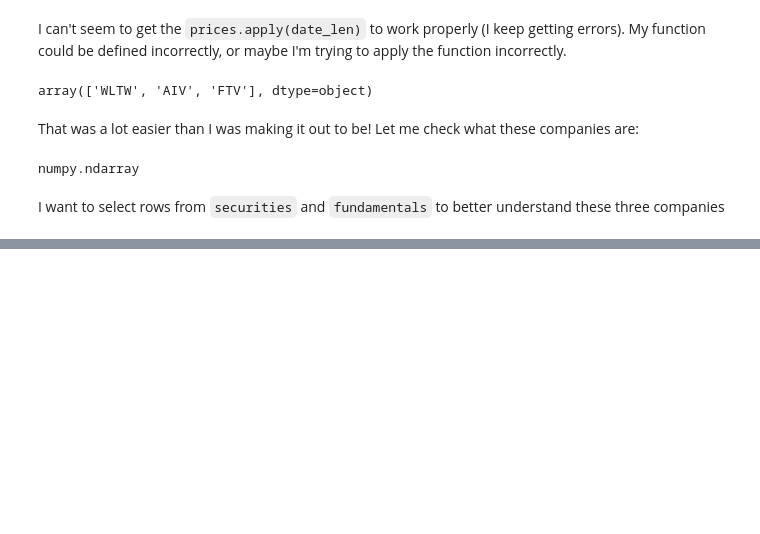
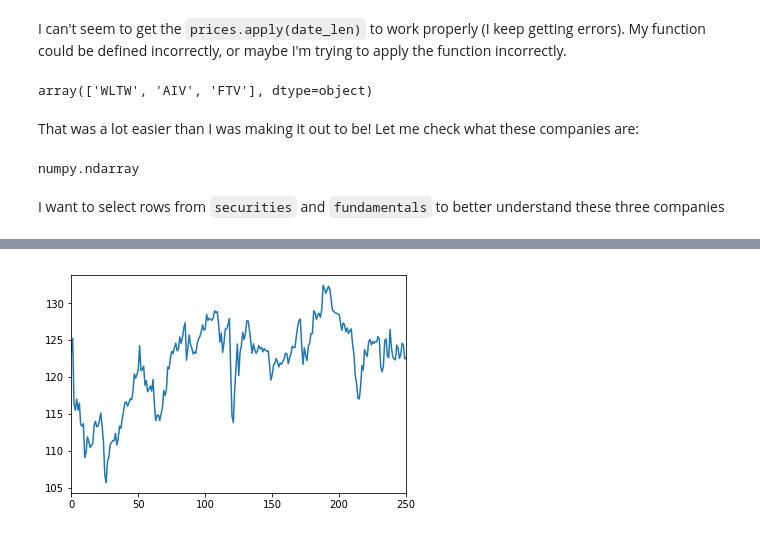
Before and after one commit to scottmaccarone2/nyse, a Jupyter notebook: nyse_file_exploration.ipynb, the cells around one changed output, grey strips where cells are left out. Drawn from its saved outputs; the diff is of its cells as text; code cells hidden in the pictures; blank space fills up the shorter version.

```diff
--- a/nyse_file_exploration.ipynb
+++ b/nyse_file_exploration.ipynb
@@ -213,0 +341,5 @@ I want to select rows from `securities` and `fundamentals` to better understand
+# %%
+wltw_df['open'].plot()
+plt.show()
+# %% [output]
+[figure, added]
```
Also changed, not shown: parts of 22 cells of this notebook.
